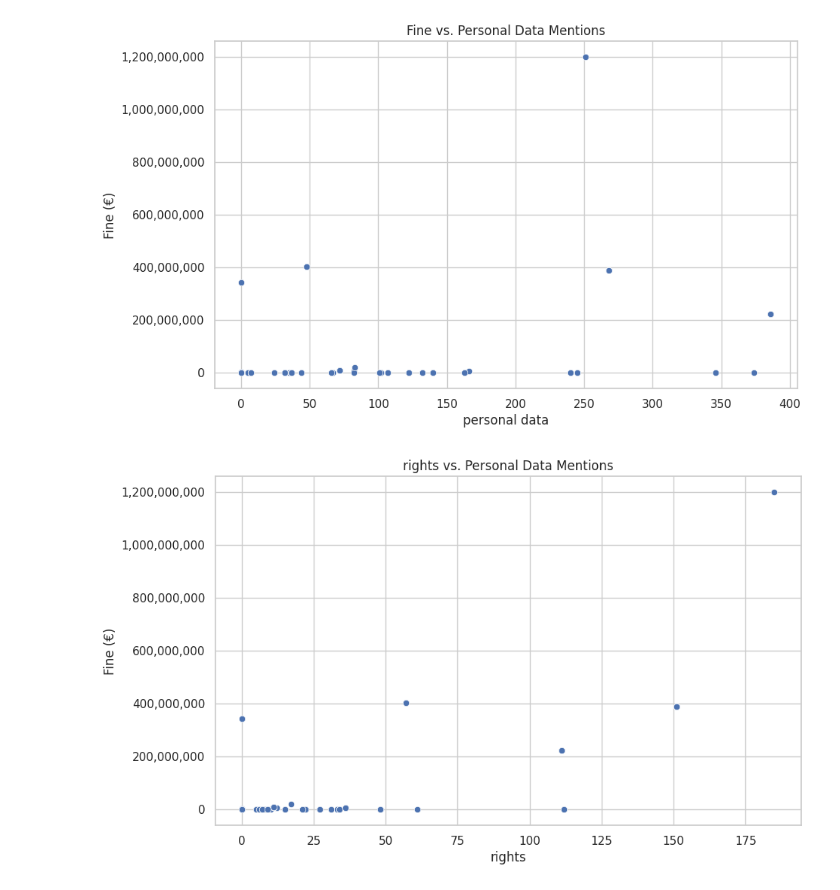
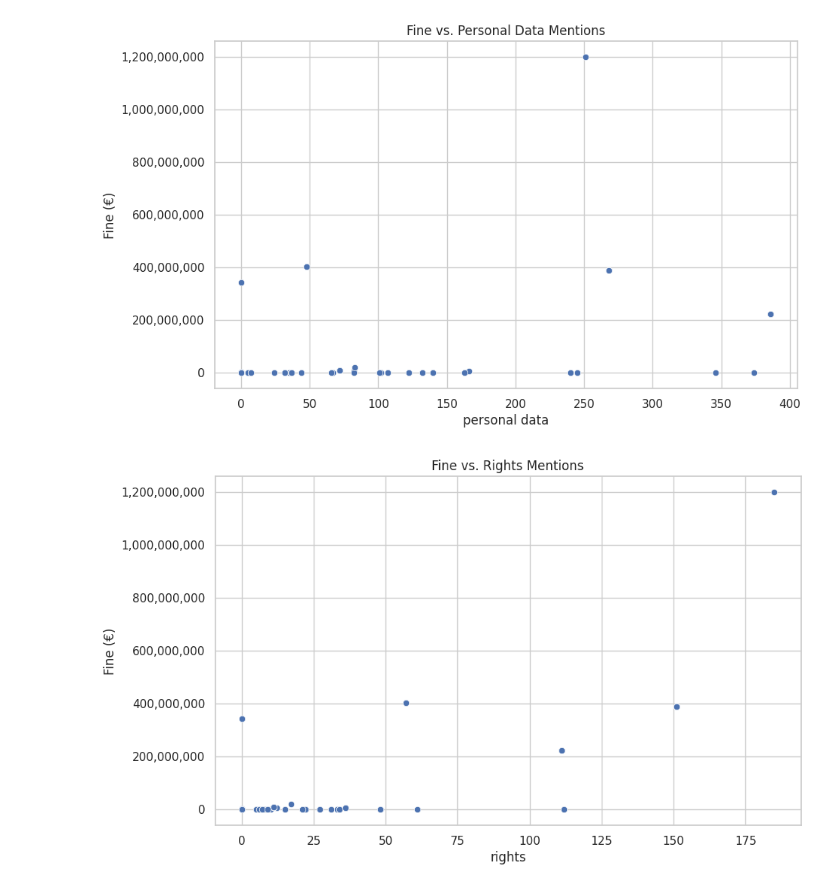
Before and after one commit to AnhQnY/IBS-Capstone-Project, a Jupyter notebook: Topic_modelling.ipynb, the cells around one changed output. Drawn from its saved outputs; the diff is of its cells as text; code cells hidden in the pictures.

```diff
--- a/Topic_modelling.ipynb
+++ b/Topic_modelling.ipynb
@@ -70,0 +142,19 @@ df_meta.head()
+# %%
+# prompt: help me filter the df_meta usiing the filename from texts on column Etid and replace the .pdf from filenames
+
+def filter_and_replace(df, texts):
+    """Filters the DataFrame based on filenames in 'texts' and replaces .pdf."""
+
+    # Extract filenames without .pdf extension from the texts dictionary keys
+    filenames_no_pdf = [filename[:-4] for filename in texts.keys()]
+
+    # Filter the DataFrame to include only rows where 'Etid' is in the filenames
+    df_filtered = df[df['ETid'].isin(filenames_no_pdf)]
+
+    return df_filtered
+
+# Apply the function
+df_meta = filter_and_replace(df_meta, texts)
+
+# Display the filtered DataFrame (optional)
+df_meta.head()
@@ -149,7 +240,7 @@ metadata_exploded['Quoted Art.'] = 'Art. ' + metadata_exploded['Quoted Art.'].st
 # Step 3: Create a simplified version
 # Keep only the base article (e.g., 'Art. 5', 'Art. 6') and remove subpoints like (1), (2), a), b), etc.
 metadata_exploded['Quoted Art. Simple'] = metadata_exploded['Quoted Art.'].str.extract(r'(Art\.\s*\d+)')
-metadata_exploded['Quoted Art. Simple'] = metadata_exploded['Quoted Art. Simple'].fillna(method='ffill')
+metadata_exploded = metadata_exploded.dropna()
 # %%
 metadata_exploded.head()
 # %% [output]
@@ -439,15 +483,15 @@ plt.show()
 # %%
 plt.figure(figsize=(10, 6))
 # Create the scatter plot with Seaborn
 scatter_plot = sns.scatterplot(data=merged_df, x='rights', y='Fine [€]')
 
 # Format y-axis labels to display full numbers instead of scientific notation
 scatter_plot.yaxis.set_major_formatter(plt.FuncFormatter(lambda x, loc: "{:,}".format(int(x))))
 
 # Add a y-axis label
 plt.ylabel('Fine (€)')
 
-plt.title('rights vs. Personal Data Mentions')
+plt.title('Fine vs. Rights Mentions')
 plt.show()
 # %% [output]
-[figure, old version]
+[figure, new version]
```
Also changed, not shown: parts of 56 cells of this notebook, 9 other files.
